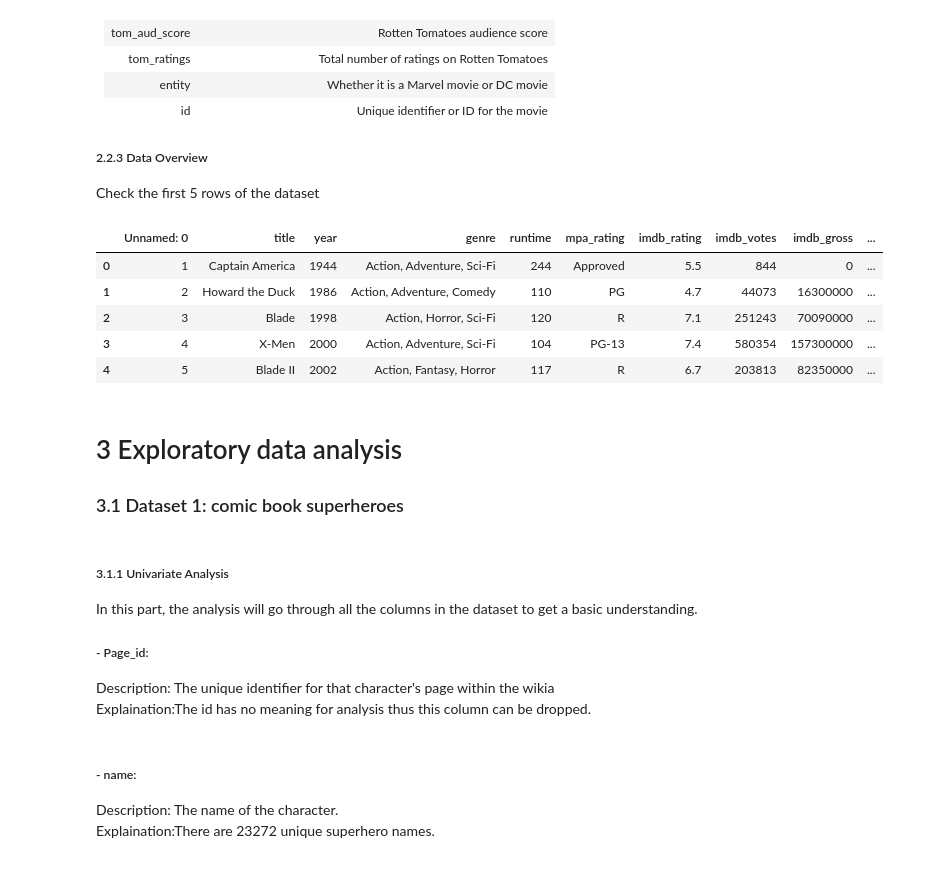
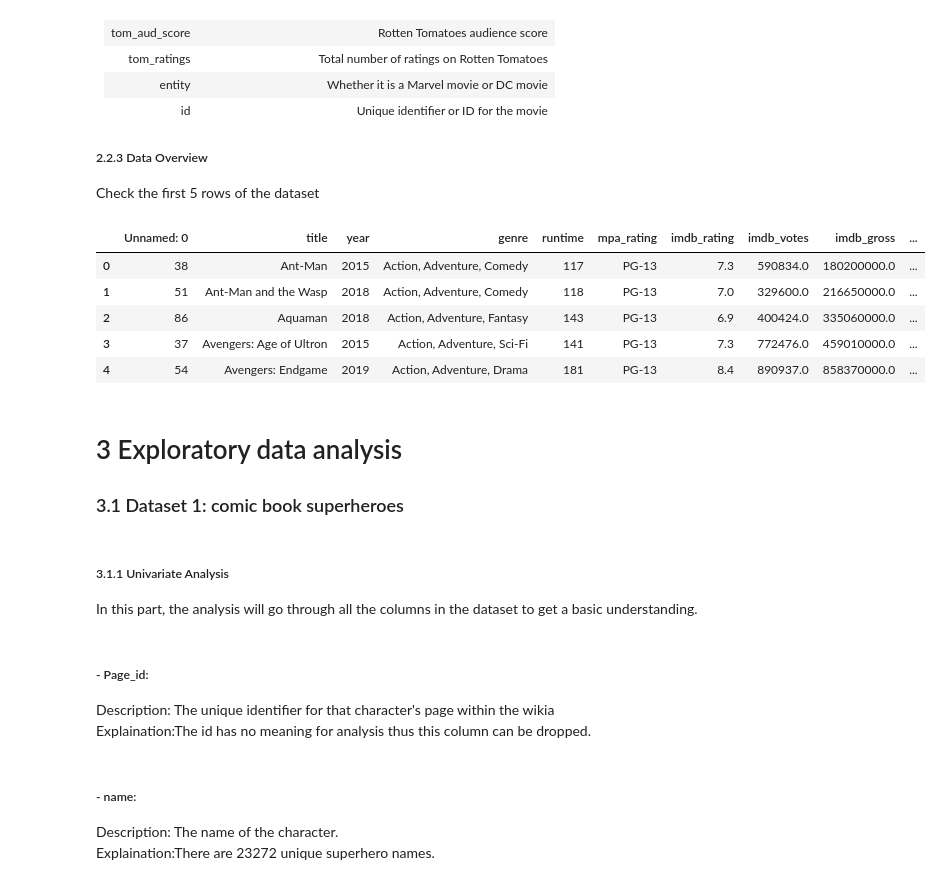
Before and after one commit to jc000222/Hero_Analysis, a Jupyter notebook: hero_analysis.ipynb, the cells around one changed output. Drawn from its saved outputs; the diff is of its cells as text; code cells hidden in the pictures.

```diff
--- a/hero_analysis.ipynb
+++ b/hero_analysis.ipynb
@@ -125,18 +125,18 @@ Link: https://drive.google.com/file/d/1wJvsXEctDJScS6dv9IvJy65Qr5LwQL8P/view
 ##### 2.2.3 Data Overview
 Check the first 5 rows of the dataset
 # %%
-data= './marvelvsdc.csv'
+data= 'src/hero_data/data/marvelvsdc.csv'
 
 reader_movie = Reader(data)
 df_movie_raw = reader_movie.reader()
 df_movie_raw.head()
 # %% [output]
 |  | Unnamed: 0 | title | year | genre | runtime | mpa_rating | imdb_rating | imdb_votes | imdb_gross | ... |
-| 0 | 1 | Captain America | 1944 | Action, Adventure, Sci-Fi | 244 | Approved | 5.5 | 844 | 0 | ... |
-| 1 | 2 | Howard the Duck | 1986 | Action, Adventure, Comedy | 110 | PG | 4.7 | 44073 | 16300000 | ... |
-| 2 | 3 | Blade | 1998 | Action, Horror, Sci-Fi | 120 | R | 7.1 | 251243 | 70090000 | ... |
-| 3 | 4 | X-Men | 2000 | Action, Adventure, Sci-Fi | 104 | PG-13 | 7.4 | 580354 | 157300000 | ... |
-| 4 | 5 | Blade II | 2002 | Action, Fantasy, Horror | 117 | R | 6.7 | 203813 | 82350000 | ... |
+| 0 | 38 | Ant-Man | 2015 | Action, Adventure, Comedy | 117 | PG-13 | 7.3 | 590834.0 | 180200000.0 | ... |
+| 1 | 51 | Ant-Man and the Wasp | 2018 | Action, Adventure, Comedy | 118 | PG-13 | 7.0 | 329600.0 | 216650000.0 | ... |
+| 2 | 86 | Aquaman | 2018 | Action, Adventure, Fantasy | 143 | PG-13 | 6.9 | 400424.0 | 335060000.0 | ... |
+| 3 | 37 | Avengers: Age of Ultron | 2015 | Action, Adventure, Sci-Fi | 141 | PG-13 | 7.3 | 772476.0 | 459010000.0 | ... |
+| 4 | 54 | Avengers: Endgame | 2019 | Action, Adventure, Drama | 181 | PG-13 | 8.4 | 890937.0 | 858370000.0 | ... |
 # %% [markdown]
 # 3 Exploratory data analysis
 ### 3.1 Dataset 1: comic book superheroes
@@ -144,10 +144,10 @@ df_movie_raw.head()
 from src.hero_data.EDA.per_colum import EDA_per_column
 
 eda_comics = EDA_per_column(df_comic_raw)
+# %% [markdown]
+##### 3.1.1 Univariate Analysis
+In this part, the analysis will go through all the columns in the dataset to get a basic understanding.
 # %% [markdown]
-##### 3.1.1 Univariate Analysis
-In this part, the analysis will go through all the columns in the dataset to get a basic understanding.
-
 ##### - Page_id:
 Description:&nbsp;The unique identifier for that character's page within the wikia
 Explaination:The id has no meaning for analysis thus this column can be dropped.
```
Also changed, not shown: parts of 102 cells of this notebook, 9 other files.
